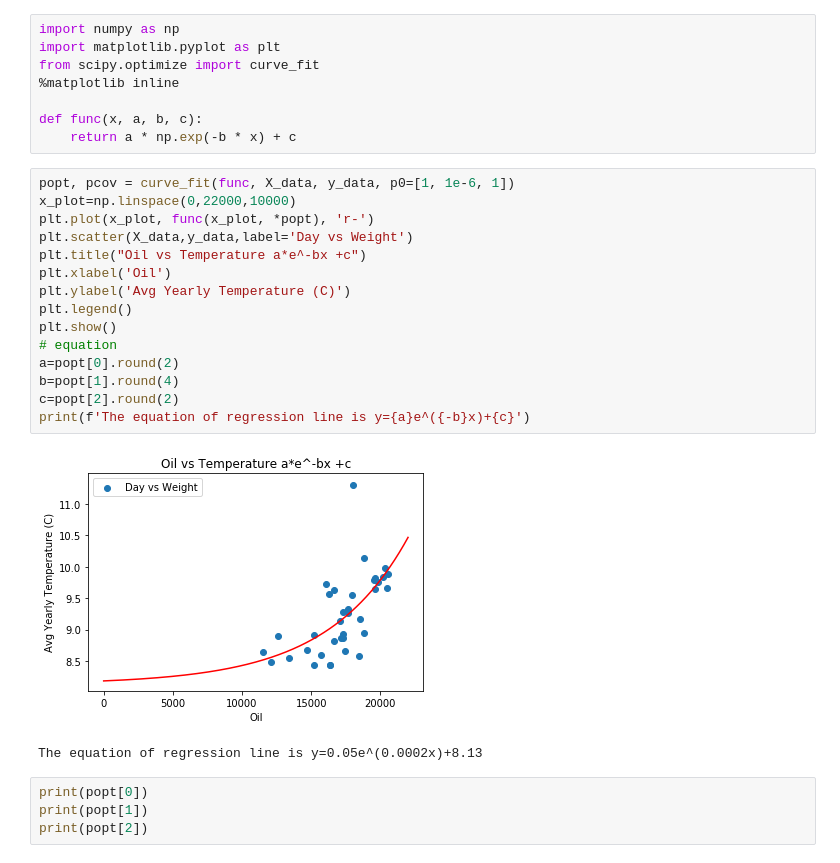
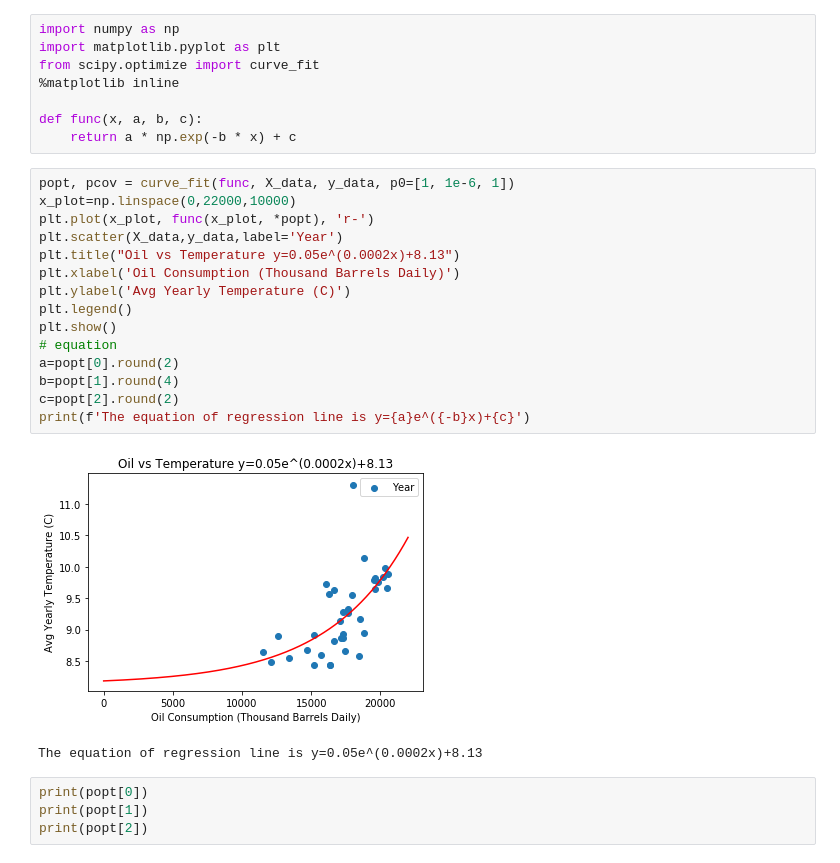
Before and after one commit to 0xyyyy/Climate_project, a Jupyter notebook: MachineLearning/machine_learning.ipynb, the cells around one changed output. Drawn from its saved outputs; the diff is of its cells as text.

```diff
--- a/MachineLearning/machine_learning.ipynb
+++ b/MachineLearning/machine_learning.ipynb
@@ -213,20 +213,20 @@ def func(x, a, b, c):
 # %%
 popt, pcov = curve_fit(func, X_data, y_data, p0=[1, 1e-6, 1])
 x_plot=np.linspace(0,22000,10000)
 plt.plot(x_plot, func(x_plot, *popt), 'r-')
-plt.scatter(X_data,y_data,label='Day vs Weight')
-plt.title("Oil vs Temperature a*e^-bx +c")
-plt.xlabel('Oil')
+plt.scatter(X_data,y_data,label='Year')
+plt.title("Oil vs Temperature y=0.05e^(0.0002x)+8.13")
+plt.xlabel('Oil Consumption (Thousand Barrels Daily)')
 plt.ylabel('Avg Yearly Temperature (C)')
 plt.legend()
 plt.show()
 # equation
 a=popt[0].round(2)
 b=popt[1].round(4)
 c=popt[2].round(2)
 print(f'The equation of regression line is y={a}e^({-b}x)+{c}')
 # %% [output]
-[figure, old version]
+[figure, new version]
 The equation of regression line is y=0.05e^(0.0002x)+8.13
 # %%
 print(popt[0])
```
Also changed, not shown: 2 other files.
